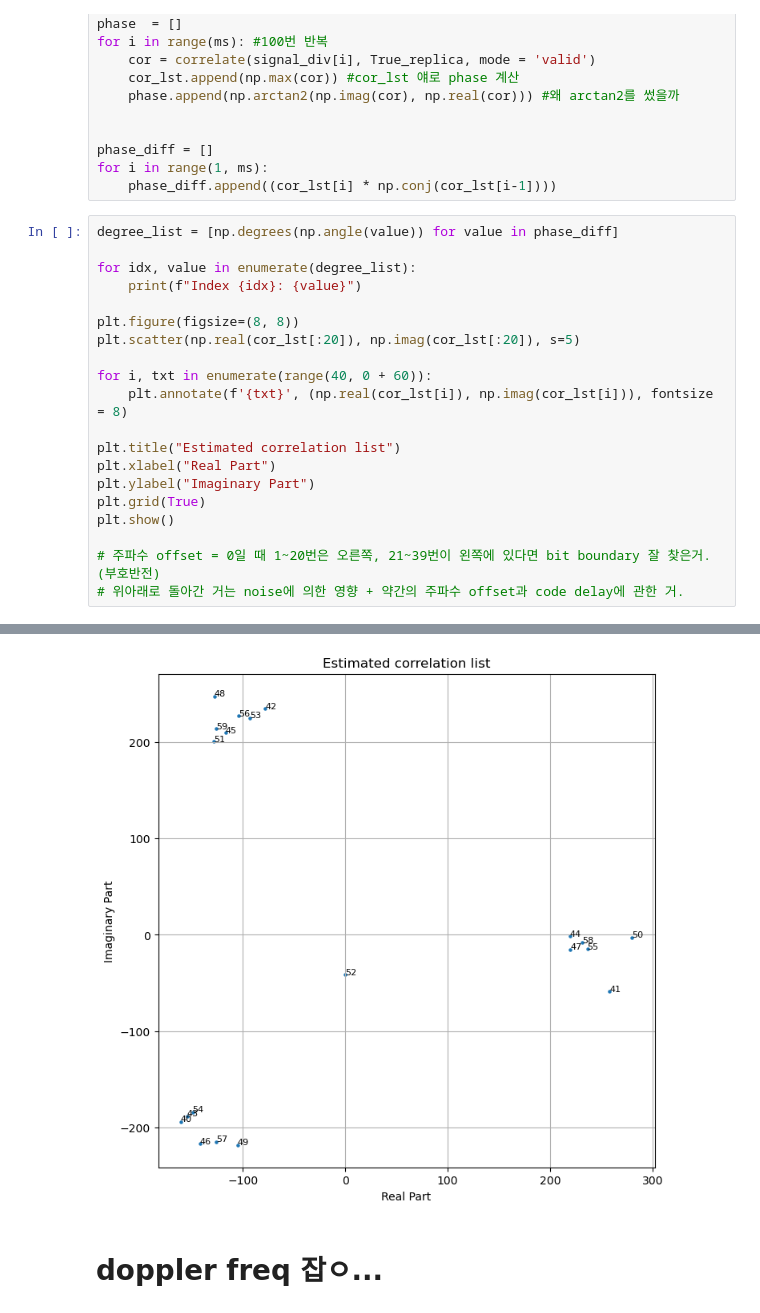
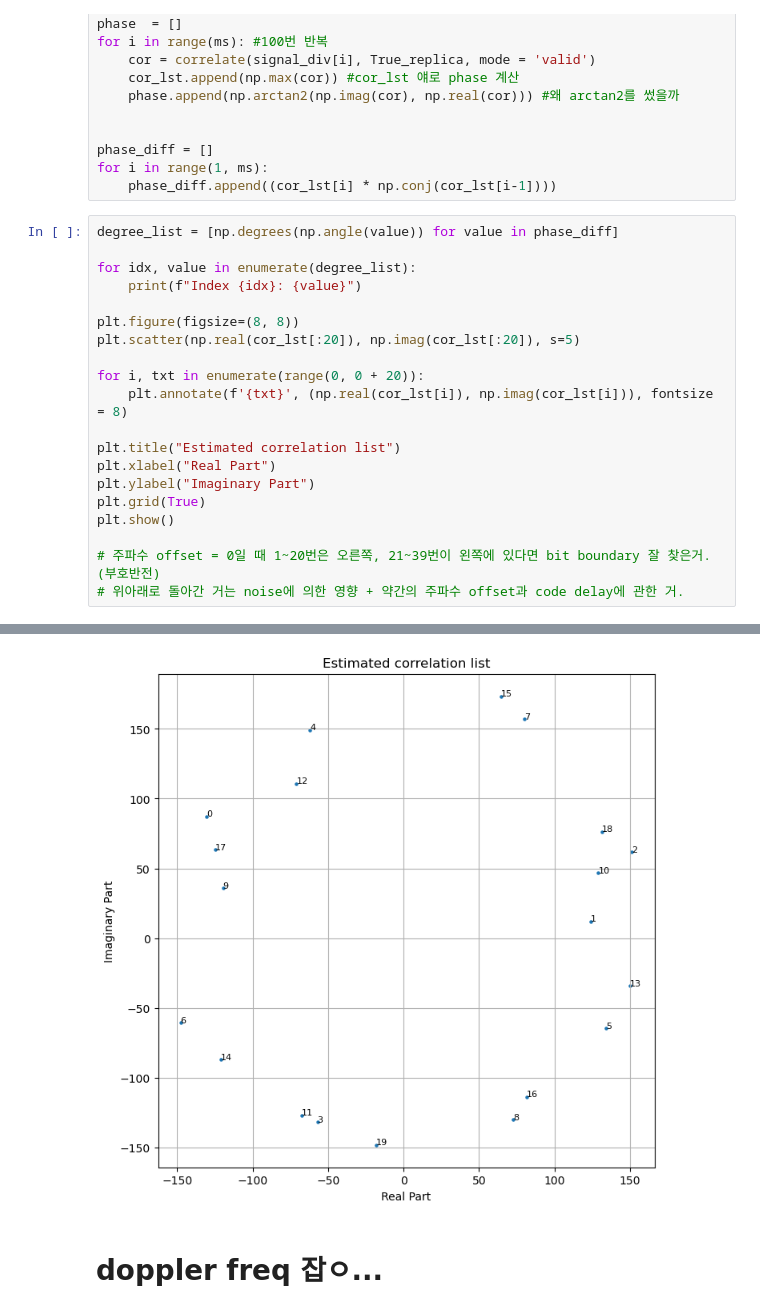
Before and after one commit to IdontknowTT/GPS_receiver, a Jupyter notebook: 240515_다시1.ipynb, the cells around one changed output, grey strips where cells are left out. Cells and saved outputs as stored; diff of their text form.

```diff
--- a/240515_다시1.ipynb
+++ b/240515_다시1.ipynb
@@ -303,7 +303,7 @@ for idx, value in enumerate(degree_list):
 plt.figure(figsize=(8, 8))
 plt.scatter(np.real(cor_lst[:20]), np.imag(cor_lst[:20]), s=5)
 
-for i, txt in enumerate(range(40, 0 + 60)):
+for i, txt in enumerate(range(0, 0 + 20)):
     plt.annotate(f'{txt}', (np.real(cor_lst[i]), np.imag(cor_lst[i])), fontsize = 8)
 
 plt.title("Estimated correlation list")
@@ -335,4 +335,4 @@ Index 98: 124.7113119721895
-[figure, old version]
+[figure, new version]
 # %% [markdown]
 # doppler freq 잡ㅇ...
 # %%
```
Also changed, not shown: parts of 18 cells of this notebook.
